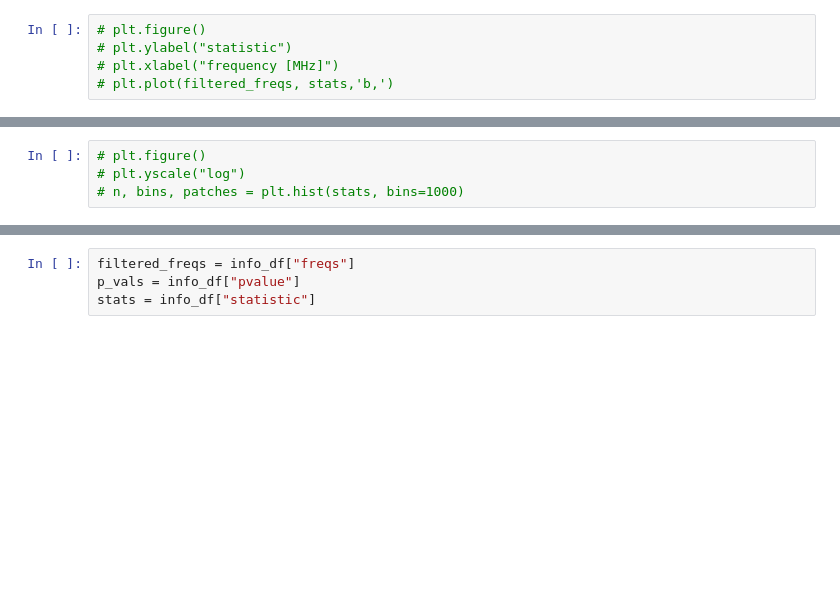
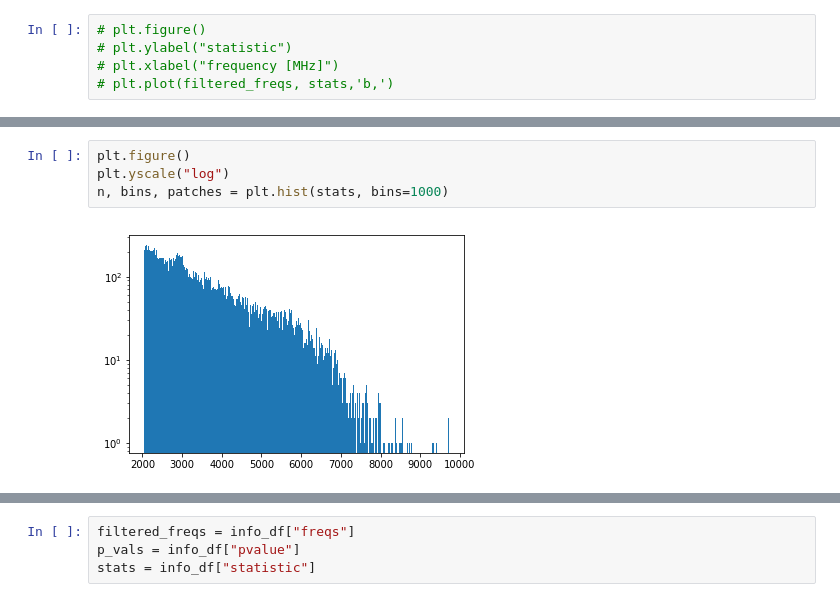
Before and after one commit to FX196/SETI-Energy-Detection, a Jupyter notebook: Result Visualization.ipynb, the cells around one changed output, grey strips where cells are left out. Cells and saved outputs as stored; diff of their text form; blank space fills up the shorter version.

```diff
--- a/Result Visualization.ipynb
+++ b/Result Visualization.ipynb
@@ -74,7 +98,9 @@ n, bins, patches = plt.hist(np.log(p_vals+1e-256), bins=1000)
 # %%
-# plt.figure()
-# plt.yscale("log")
-# n, bins, patches = plt.hist(stats, bins=1000)
+plt.figure()
+plt.yscale("log")
+n, bins, patches = plt.hist(stats, bins=1000)
+# %% [output]
+[figure, added]
 # %%
 source_dir = "GBT_57532_09539_HIP56445_fine/"
 filtered_dir = source_dir+"filtered_s/"
```
Also changed, not shown: parts of 17 cells of this notebook, 2 other files.
